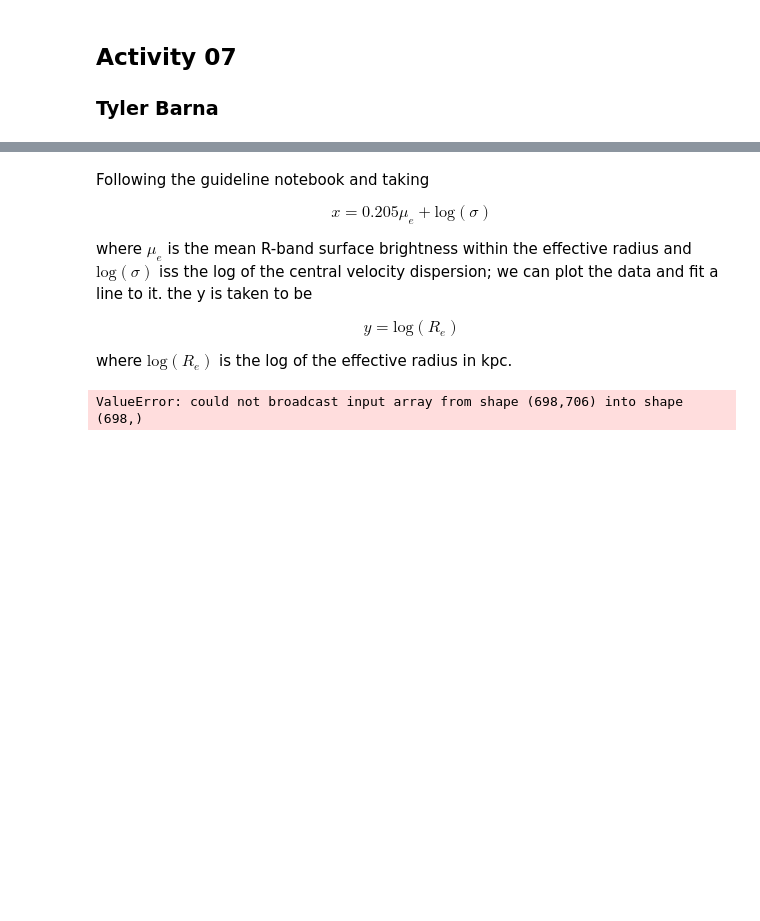
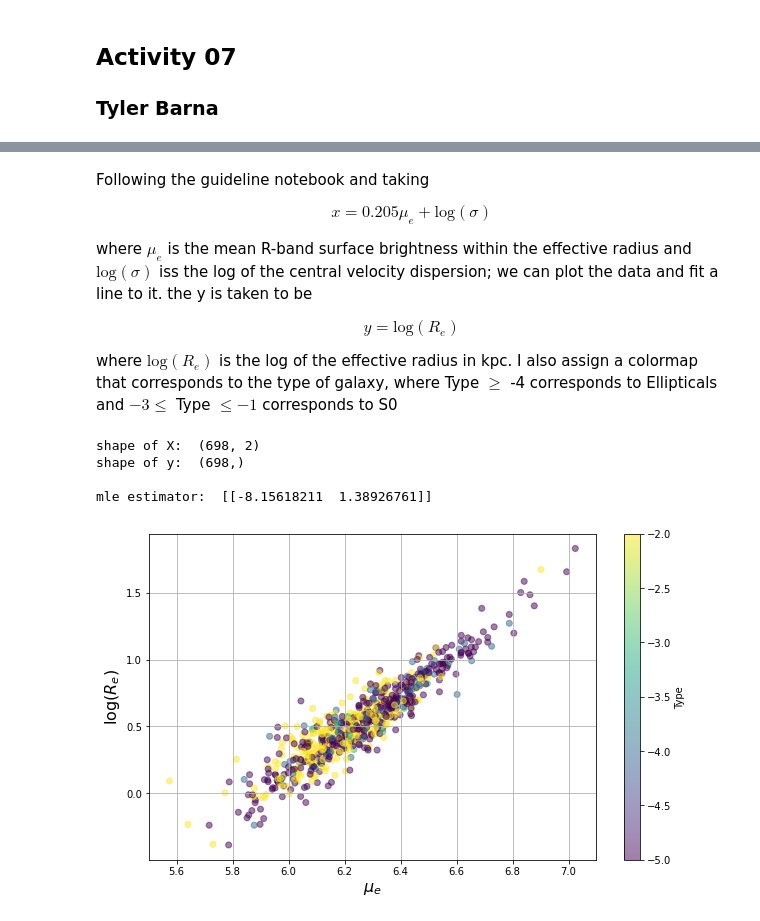
Before and after one commit to tylerbarna/AST5731-lab, a Jupyter notebook: Activity 07/Activity 07 -- Tyler Barna.ipynb, the cells around one changed output, grey strips where cells are left out. Cells and saved outputs as stored; diff of their text form; code cells hidden in the pictures; blank space fills up the shorter version.

Commit message:
Update Activity 07 -- Tyler Barna.ipynb
altered plot equations

```diff
--- a/Activity 07/Activity 07 -- Tyler Barna.ipynb
+++ b/Activity 07/Activity 07 -- Tyler Barna.ipynb
@@ -71,36 +71,40 @@ where $\mu_e$ is the mean R-band surface brightness within the effective radius
 y = \text{log}\left(R_e\right)
 \end{equation}
 
-where $\text{log}\left(R_e\right)$ is the log of the effective radius in kpc.
+where $\text{log}\left(R_e\right)$ is the log of the effective radius in kpc. I also assign a colormap that corresponds to the type of galaxy, where Type $\ge$ -4 corresponds to Ellipticals and $-3\le$ Type $\le-1$ corresponds to S0
 # %%
 ## setup matrices
 x, y = (0.205*df['mue']+df['logSigma'],
         df['LogRe'])
 x2 = df['logSigma']
 X = np.matrix([np.ones(x.shape[0]), x]).T
 
 print('shape of X: ',X.shape)
 print('shape of y: ',y.shape,'\n')
 
 ## mle estimator
 p_mat = np.linalg.inv(X.T.dot(X)).dot(X.T).dot(y)
 
 print('mle estimator: ',p_mat)
 
 ## define xx and yy variable for plotting
 xx = np.linspace(17, 23, 100)
 yy = np.array(p_mat[0,0] + p_mat[0,1]*xx)
 
 fig, ax = plt.subplots(figsize=(10, 6),facecolor='white')
 ax.set_xlabel(r'$\mu_e$',fontsize=16)
 ax.set_ylabel(r'$\log(R_e)$',fontsize=16)
 ax.grid()
 
-scat = ax.scatter(x, y, c=x2, alpha=0.5)
+scat = ax.scatter(x, y, c=df['Type'], alpha=0.5)
 cbat = plt.colorbar(scat)
-cbat.set_label(r'log($\sigma$)')
+cbat.set_label(r'Type')
 
-logSigma = np.linspace(17,23,x.shape[0])
-ax.plot(logSigma, logSigma+0.205*x, lw=6,color='black')
+# logSigma = np.linspace(17,23,x.shape[0])
+# ax.plot(logSigma, logSigma+0.205*x, lw=6,color='black')
 # %% [output]
-ValueError: could not broadcast input array from shape (698,706) into shape (698,)
+shape of X:  (698, 2)
+shape of y:  (698,)
+
+mle estimator:  [[-8.15618211  1.38926761]]
+[figure, added]
```
